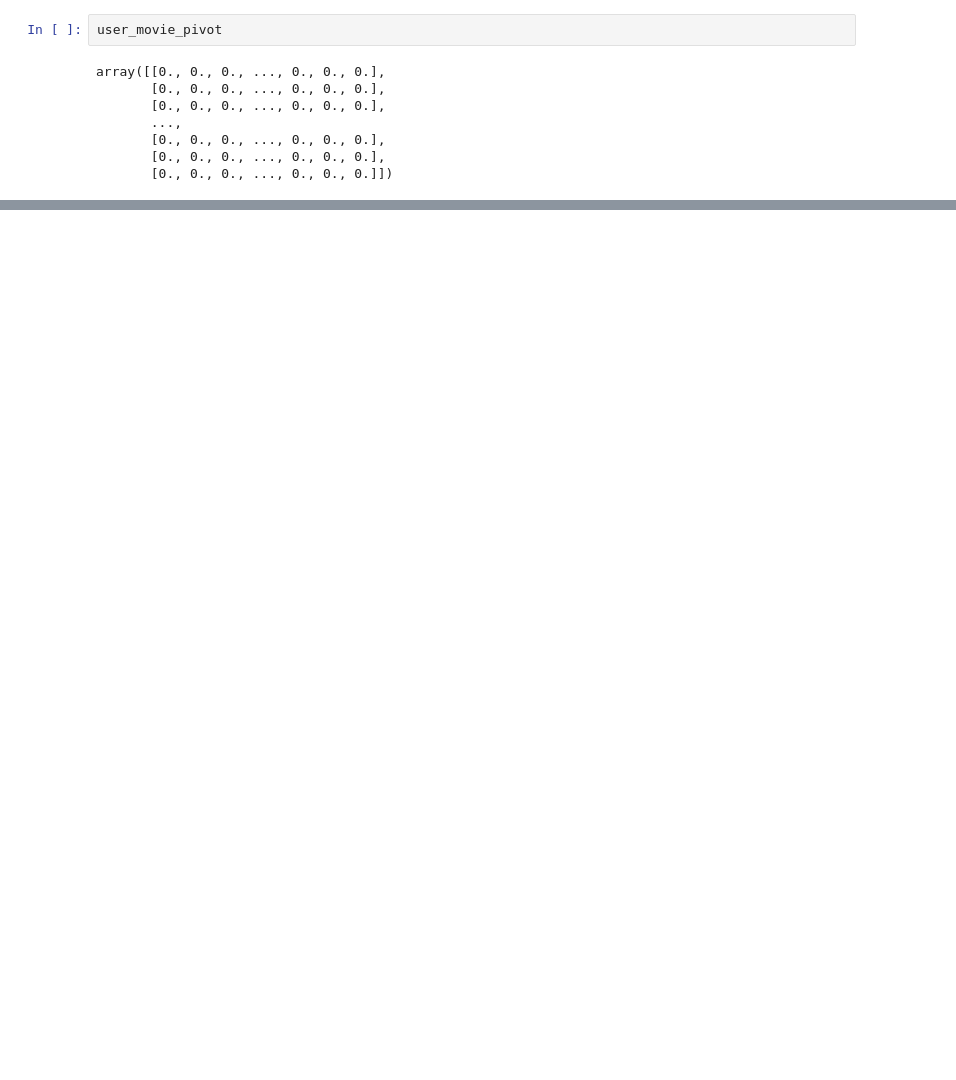
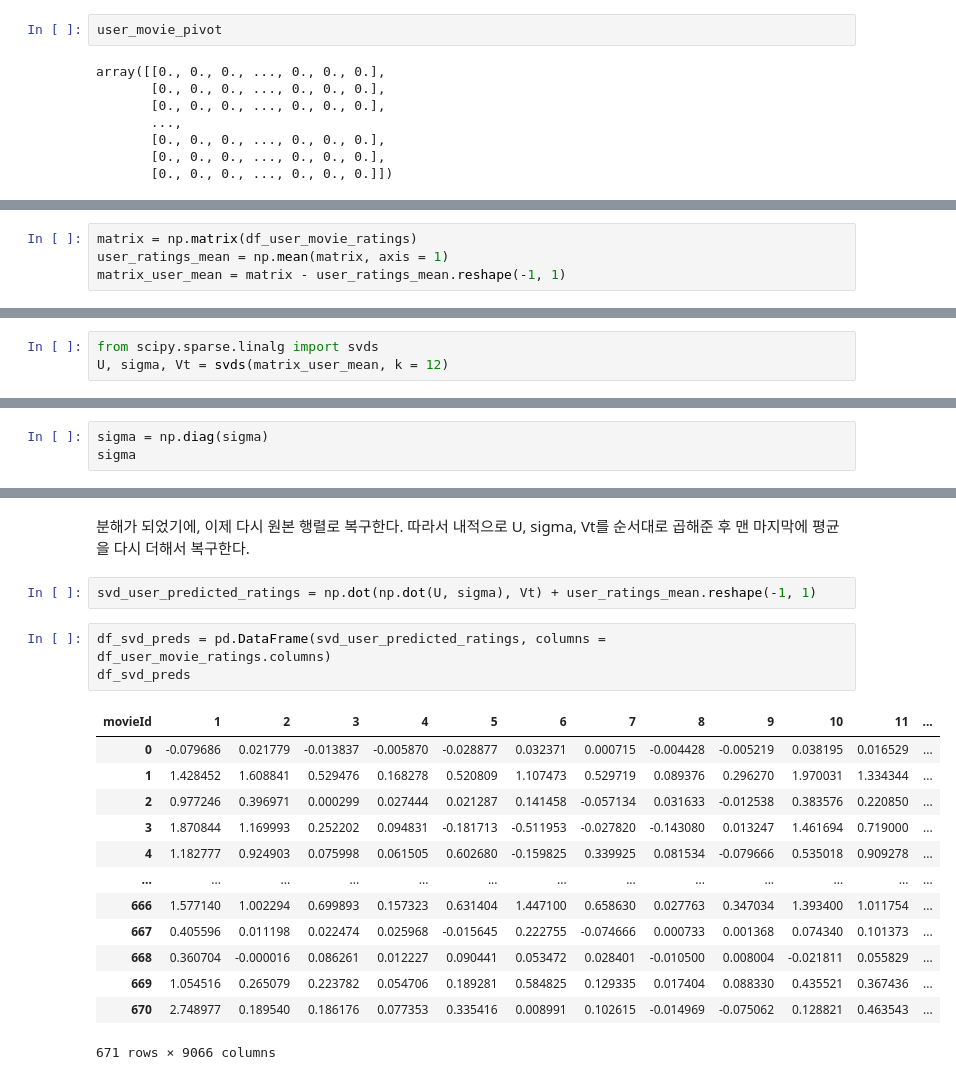
Before and after one commit to SeongwonTak/RecommenderSystem, a Jupyter notebook: Recommendation_with_MatrixFactorization.ipynb, the cells around one changed output, grey strips where cells are left out. Saved outputs shown, nothing was run; the diff lists cells and outputs as text; blank space fills up the shorter version.

```diff
--- a/Recommendation_with_MatrixFactorization.ipynb
+++ b/Recommendation_with_MatrixFactorization.ipynb
@@ -142,0 +170,4 @@ for i in range(0, len(corr_coffey_hands)):
+# %%
+matrix = np.matrix(df_user_movie_ratings)
+user_ratings_mean = np.mean(matrix, axis = 1)
+matrix_user_mean = matrix - user_ratings_mean.reshape(-1, 1)
@@ -142,0 +198,3 @@ for i in range(0, len(corr_coffey_hands)):
+# %%
+from scipy.sparse.linalg import svds
+U, sigma, Vt = svds(matrix_user_mean, k = 12)
@@ -142,0 +209,3 @@ for i in range(0, len(corr_coffey_hands)):
+# %%
+sigma = np.diag(sigma)
+sigma
@@ -142,0 +230,22 @@ for i in range(0, len(corr_coffey_hands)):
+# %% [markdown]
+분해가 되었기에, 이제 다시 원본 행렬로 복구한다.
+따라서 내적으로 U, sigma, Vt를 순서대로 곱해준 후 맨 마지막에 평균을 다시 더해서 복구한다.
+# %%
+svd_user_predicted_ratings = np.dot(np.dot(U, sigma), Vt) + user_ratings_mean.reshape(-1, 1)
+# %%
+df_svd_preds = pd.DataFrame(svd_user_predicted_ratings, columns = df_user_movie_ratings.columns)
+df_svd_preds
+# %% [output]
+| movieId | 1 | 2 | 3 | 4 | 5 | 6 | 7 | 8 | 9 | 10 | 11 | ... |
+| 0 | -0.079686 | 0.021779 | -0.013837 | -0.005870 | -0.028877 | 0.032371 | 0.000715 | -0.004428 | -0.005219 | 0.038195 | 0.016529 | ... |
+| 1 | 1.428452 | 1.608841 | 0.529476 | 0.168278 | 0.520809 | 1.107473 | 0.529719 | 0.089376 | 0.296270 | 1.970031 | 1.334344 | ... |
+| 2 | 0.977246 | 0.396971 | 0.000299 | 0.027444 | 0.021287 | 0.141458 | -0.057134 | 0.031633 | -0.012538 | 0.383576 | 0.220850 | ... |
+| 3 | 1.870844 | 1.169993 | 0.252202 | 0.094831 | -0.181713 | -0.511953 | -0.027820 | -0.143080 | 0.013247 | 1.461694 | 0.719000 | ... |
+| 4 | 1.182777 | 0.924903 | 0.075998 | 0.061505 | 0.602680 | -0.159825 | 0.339925 | 0.081534 | -0.079666 | 0.535018 | 0.909278 | ... |
+| ... | ... | ... | ... | ... | ... | ... | ... | ... | ... | ... | ... | ... |
+| 666 | 1.577140 | 1.002294 | 0.699893 | 0.157323 | 0.631404 | 1.447100 | 0.658630 | 0.027763 | 0.347034 | 1.393400 | 1.011754 | ... |
+| 667 | 0.405596 | 0.011198 | 0.022474 | 0.025968 | -0.015645 | 0.222755 | -0.074666 | 0.000733 | 0.001368 | 0.074340 | 0.101373 | ... |
+| 668 | 0.360704 | -0.000016 | 0.086261 | 0.012227 | 0.090441 | 0.053472 | 0.028401 | -0.010500 | 0.008004 | -0.021811 | 0.055829 | ... |
+| 669 | 1.054516 | 0.265079 | 0.223782 | 0.054706 | 0.189281 | 0.584825 | 0.129335 | 0.017404 | 0.088330 | 0.435521 | 0.367436 | ... |
+| 670 | 2.748977 | 0.189540 | 0.186176 | 0.077353 | 0.335416 | 0.008991 | 0.102615 | -0.014969 | -0.075062 | 0.128821 | 0.463543 | ... |
+671 rows × 9066 columns
```
Also changed, not shown: parts of 24 cells of this notebook.
